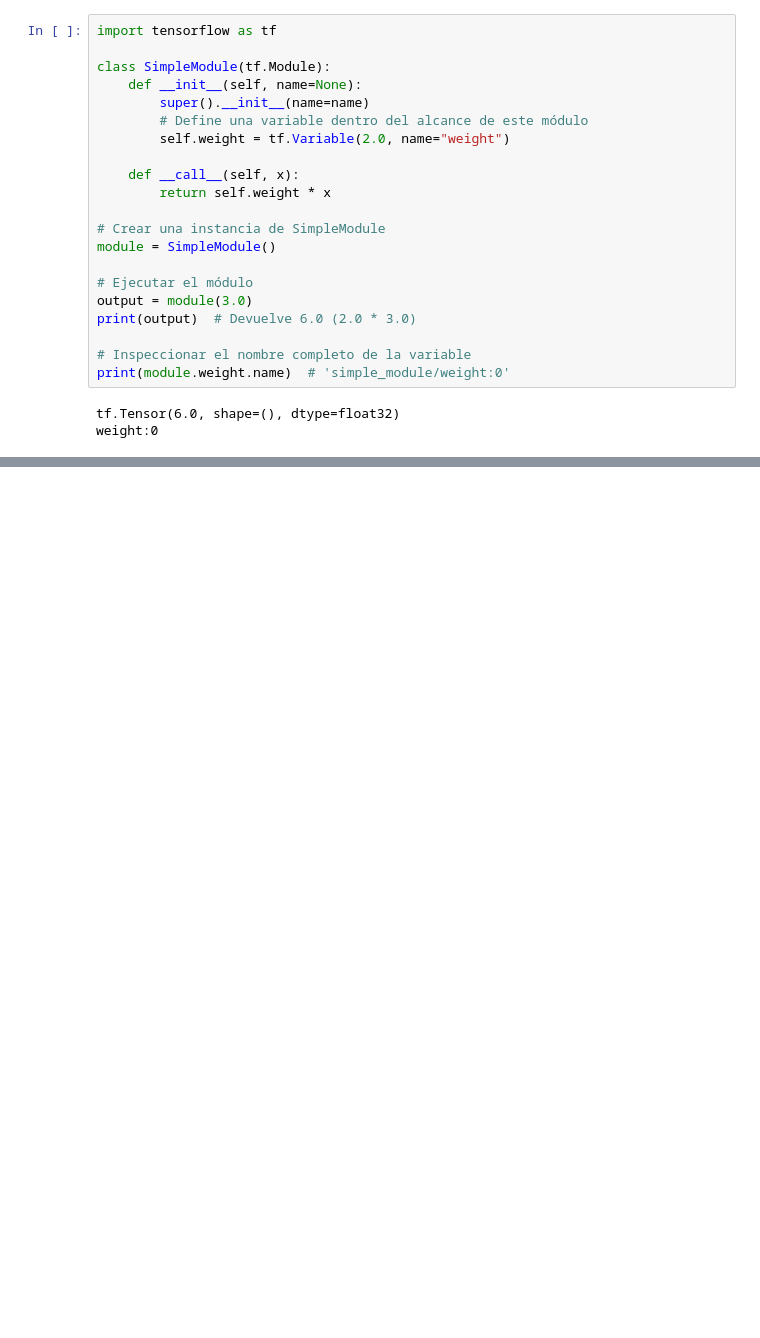
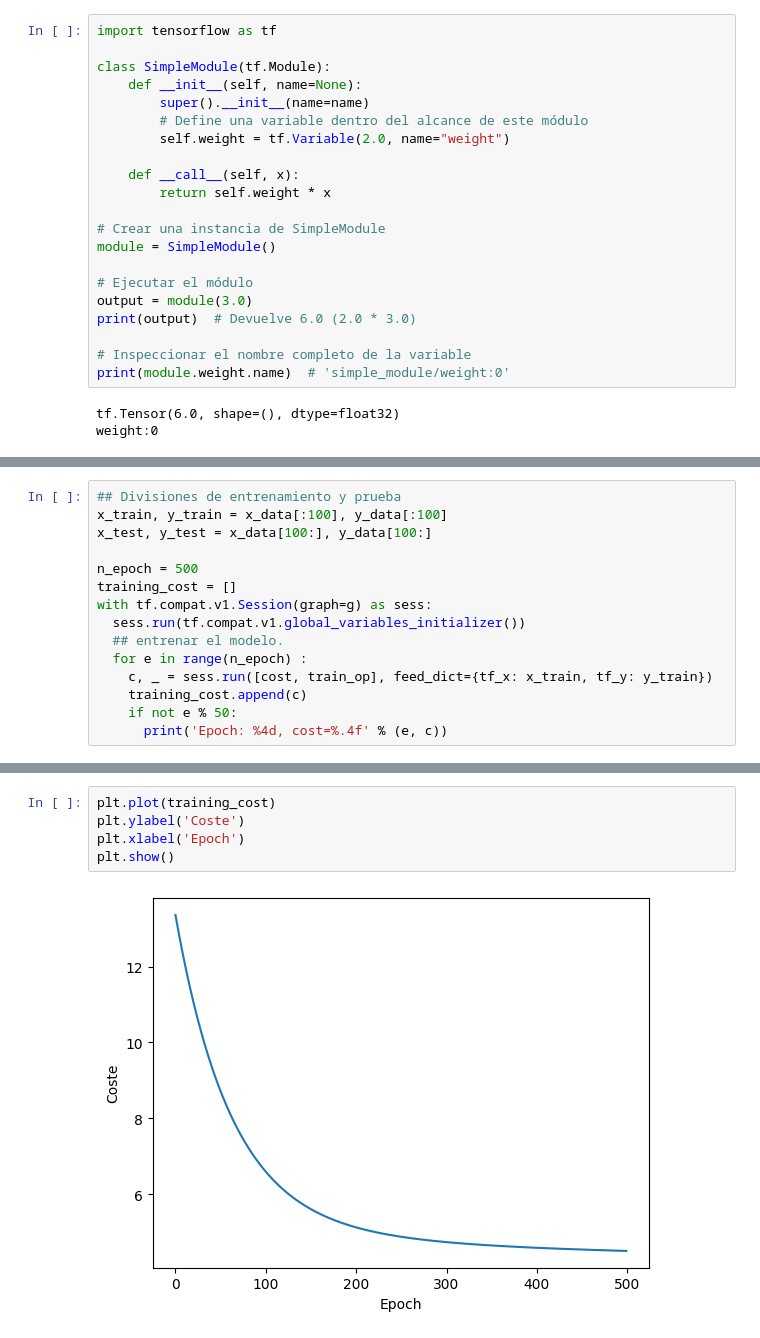
Before and after one commit to juancaalcaraz/practicaML, a Jupyter notebook: Mecanica_TensorFlow_1x.ipynb, the cells around one changed output, grey strips where cells are left out. Saved outputs shown, nothing was run; the diff lists cells and outputs as text; blank space fills up the shorter version.

```diff
--- a/Mecanica_TensorFlow_1x.ipynb
+++ b/Mecanica_TensorFlow_1x.ipynb
@@ -185,0 +326,15 @@ weight:0
+# %%
+## Divisiones de entrenamiento y prueba
+x_train, y_train = x_data[:100], y_data[:100]
+x_test, y_test = x_data[100:], y_data[100:]
+
+n_epoch = 500
+training_cost = []
+with tf.compat.v1.Session(graph=g) as sess:
+  sess.run(tf.compat.v1.global_variables_initializer())
+  ## entrenar el modelo.
+  for e in range(n_epoch) :
+    c, _ = sess.run([cost, train_op], feed_dict={tf_x: x_train, tf_y: y_train})
+    training_cost.append(c)
+    if not e % 50:
+      print('Epoch: %4d, cost=%.4f' % (e, c))
@@ -185,0 +352,7 @@ weight:0
+# %%
+plt.plot(training_cost)
+plt.ylabel('Coste')
+plt.xlabel('Epoch')
+plt.show()
+# %% [output]
+[figure, added]
```
Also changed, not shown: parts of 10 cells of this notebook.
